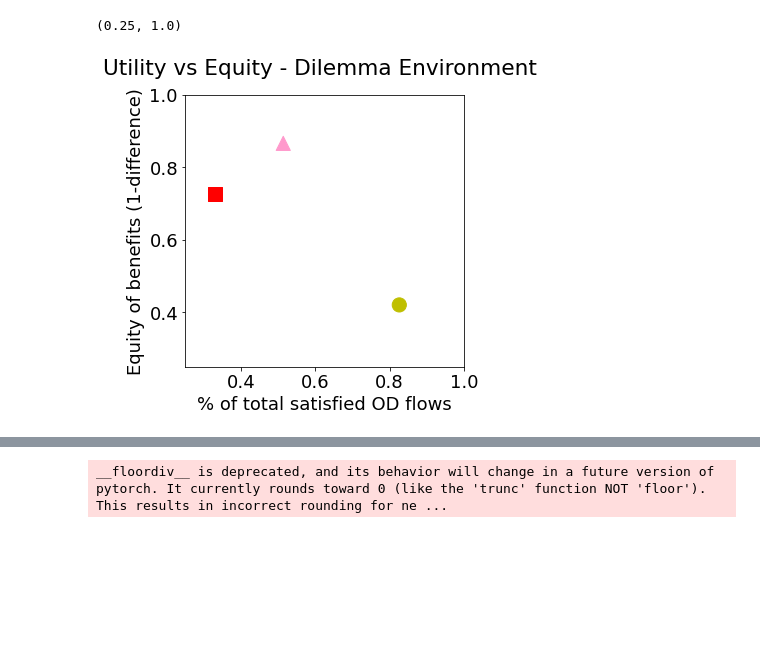
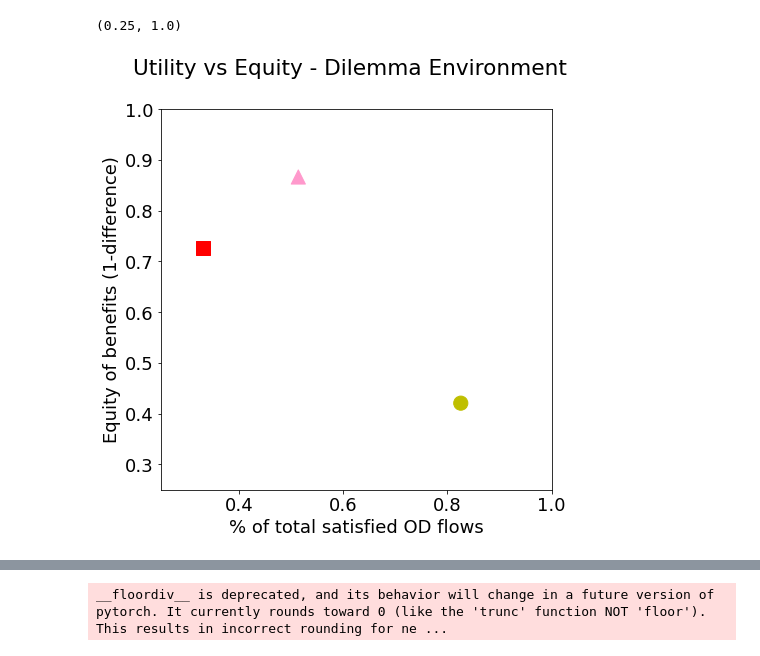
Before and after one commit to dimichai/fair-network-expansion, a Jupyter notebook: result_plotter.ipynb, the cells around one changed output, grey strips where cells are left out. Cells and saved outputs as stored; diff of their text form; code cells hidden in the pictures; blank space fills up the shorter version.

```diff
--- a/result_plotter.ipynb
+++ b/result_plotter.ipynb
@@ -39,37 +39,37 @@ metrics
 # %%
 # To create a scatterplot with different custom markers.
 # From https://github.com/matplotlib/matplotlib/issues/11155
 def mscatter(x,y,ax=None, m=None, **kw):
     import matplotlib.markers as mmarkers
     if not ax: ax=plt.gca()
     sc = ax.scatter(x,y,**kw)
     if (m is not None) and (len(m)==len(x)):
         paths = []
         for marker in m:
             if isinstance(marker, mmarkers.MarkerStyle):
                 marker_obj = marker
             else:
                 marker_obj = mmarkers.MarkerStyle(marker)
             path = marker_obj.get_path().transformed(
                         marker_obj.get_transform())
             paths.append(path)
         sc.set_paths(paths)
 
 metrics_plot = metrics.drop_duplicates(['group_ods_pct', 'group_gini'])
-fig, ax = plt.subplots(figsize=(5, 5))
+fig, ax = plt.subplots(figsize=(7, 7))
 s = np.repeat(200, metrics_plot.shape[0])
 m = ['o','^', 's']
 c = ['y', '#FF99CC', '#FF0000']
 
 scatter = mscatter(metrics_plot['group_ods_pct'], metrics_plot['group_pct_diff'], c=c, s=s, m=m, ax=ax)
-ax.set_xlabel('% of total satisfied OD flows')
-ax.set_ylabel('Equity of benefits (1-difference)')
+ax.set_xlabel('% of total satisfied OD flows', fontsize=18)
+ax.set_ylabel('Equity of benefits (1-difference)', fontsize=18)
 fig.suptitle('Utility vs Equity - Dilemma Environment')
 ax.set_ylim((0.25,1))
 ax.set_xlim((0.25,1))
 # %% [output]
 (0.25, 1.0)
-[figure, old version]
+[figure, new version]
 # %%
 metrics.drop_duplicates(['group_ods_pct', 'group_gini'])
 # %% [output]
```
